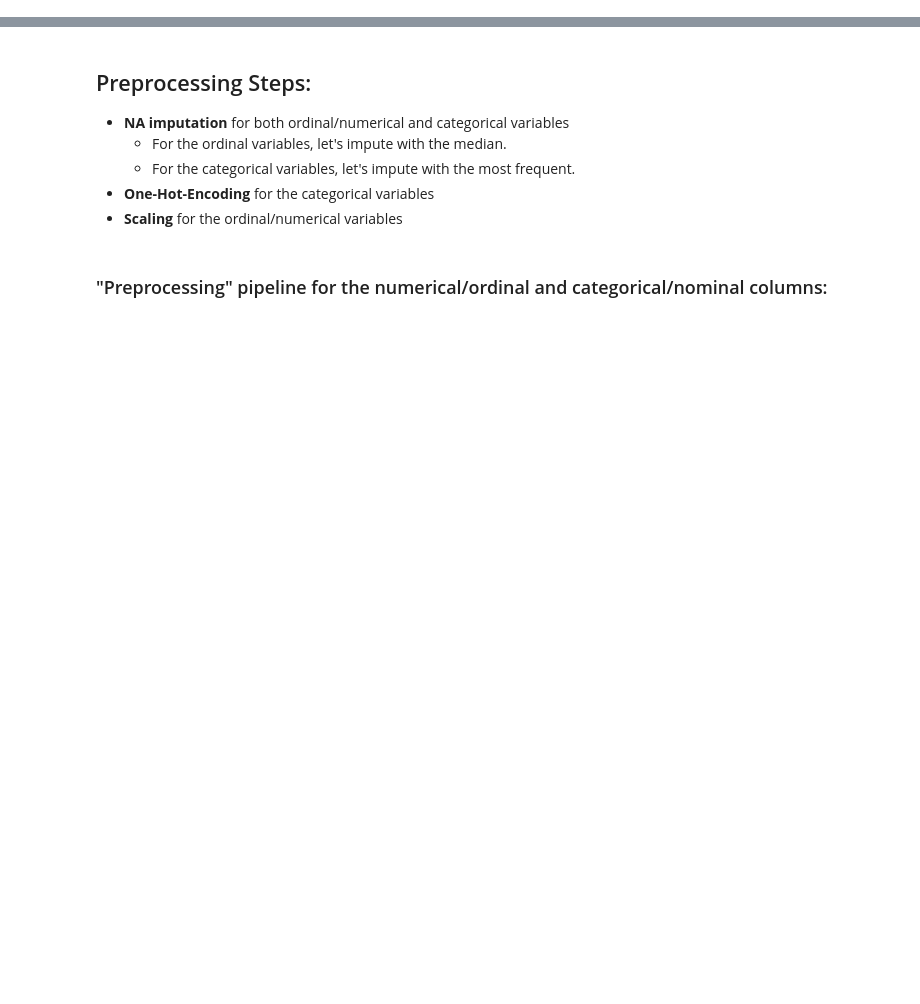
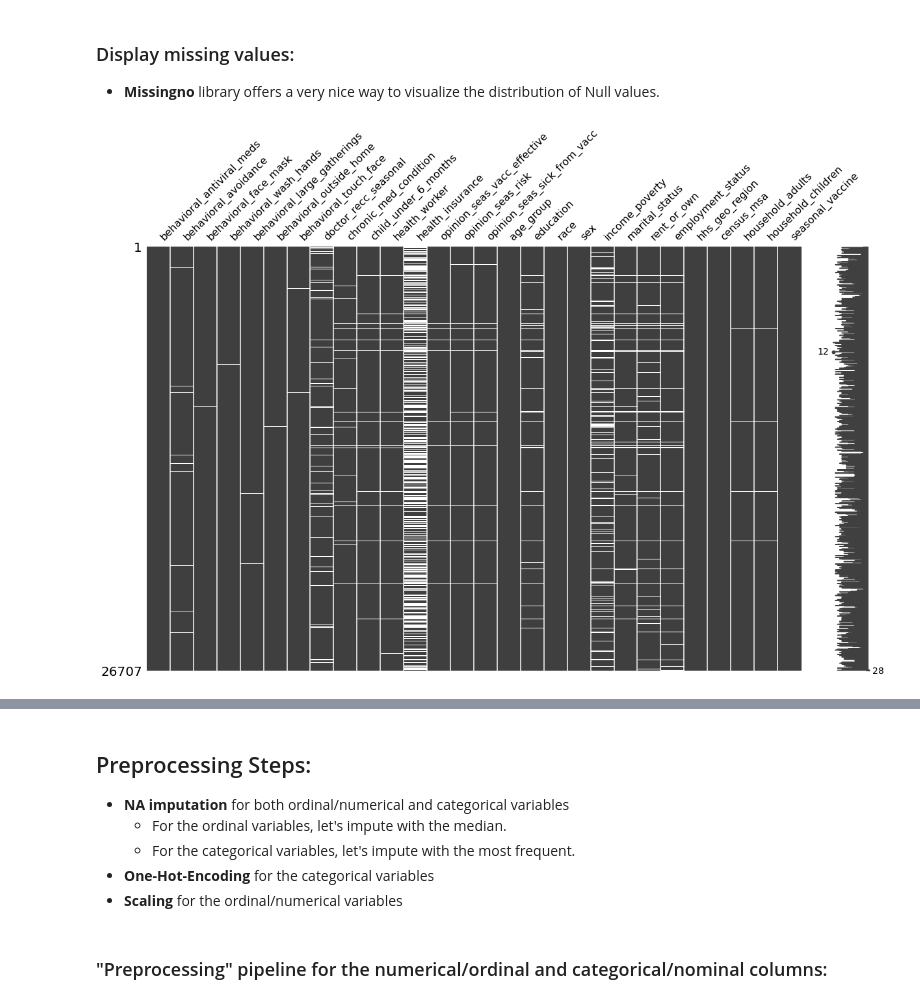
Before and after one commit to erdemiraysu/Seasonal_Flu_Vaccine_Intake_Classification, a Jupyter notebook: Notebook.ipynb, the cells around one changed output, grey strips where cells are left out. Drawn from its saved outputs; the diff is of its cells as text; code cells hidden in the pictures; blank space fills up the shorter version.

```diff
--- a/Notebook.ipynb
+++ b/Notebook.ipynb
@@ -111,0 +128,4 @@ df = df.drop(['respondent_id', 'h1n1_vaccine','h1n1_concern' ,'h1n1_knowledge' ,
+# %%
+# Read the Data
+data = pd.read_csv("./Data/FullDataSet.csv")
+data.head()
@@ -111,0 +185,3 @@ df = df.drop(['respondent_id', 'h1n1_vaccine','h1n1_concern' ,'h1n1_knowledge' ,
+# %%
+data = data.drop(['respondent_id', 'h1n1_vaccine', 'h1n1_concern' ,'h1n1_knowledge' , 'doctor_recc_h1n1',
+              'opinion_h1n1_vacc_effective' ,'opinion_h1n1_risk' ,'opinion_h1n1_sick_from_vacc'], axis = 1)
@@ -111,0 +288,12 @@ df = df.drop(['respondent_id', 'h1n1_vaccine','h1n1_concern' ,'h1n1_knowledge' ,
+# %%
+data = data.drop(['employment_occupation','employment_industry'], axis=1)
+# %% [markdown]
+### Display missing values:
+
+* **Missingno** library offers a very nice way to visualize the distribution of Null values.
+# %%
+# Display null values across all rows/columns to check for specific patterns for the absence of data:
+import missingno
+missingno.matrix(data, figsize=(20, 12));
+# %% [output]
+[figure, added]
```
Also changed, not shown: parts of 299 cells of this notebook.
